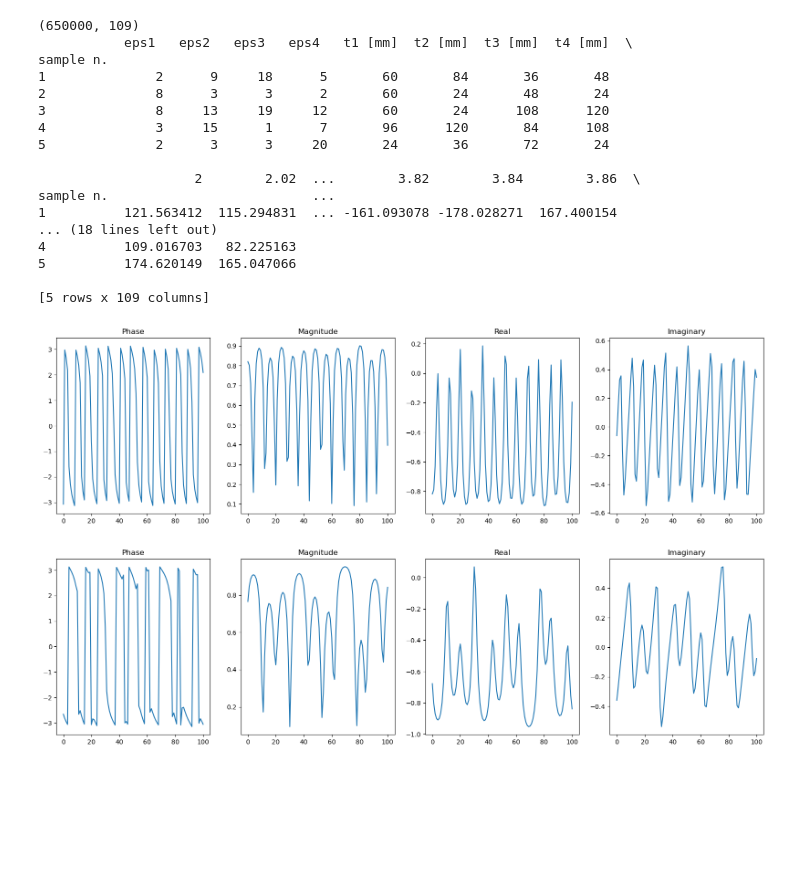
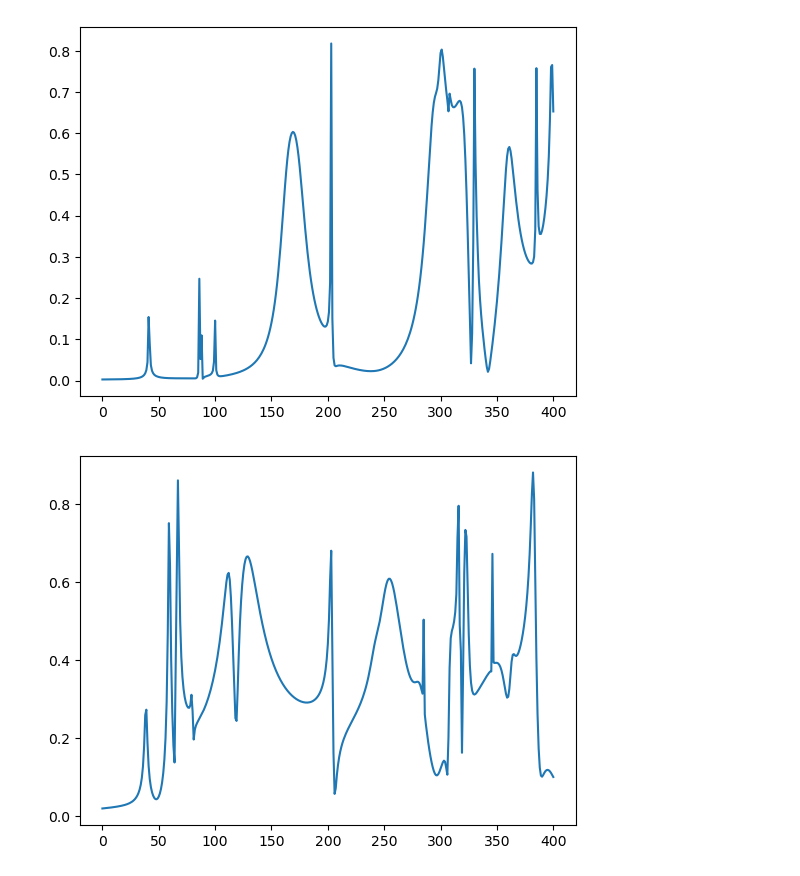
Before and after one commit to mkthabet/metamaterials_design, a Jupyter notebook: src/notebooks/eda_new_data.ipynb, the cells around one changed output. Drawn from its saved outputs; the diff is of its cells as text; code cells hidden in the pictures; blank space fills up the shorter version.

Commit message:
changed back to just magnitude. New actual data.

```diff
--- a/src/notebooks/eda_new_data.ipynb
+++ b/src/notebooks/eda_new_data.ipynb
@@ -10,15 +10,8 @@ import wandb
 from pathlib import Path
 # %%
 
-csv_path = r"C:\Users\mktha\Documents\projects\metamaterials_design\data\extended300000mag.csv"
-
-df_mag_1 = pd.read_csv(csv_path, header=0, index_col=0)
-
-csv_path = r"C:\Users\mktha\Documents\projects\metamaterials_design\data\extended350000mag.csv"
-
-df_mag_2 = pd.read_csv(csv_path, header=0, index_col=0)
-
-df_mag = pd.concat([df_mag_1, df_mag_2], axis=0)
+csv_path = r"C:\Users\mktha\Documents\projects\felix\data\S12Dataset3(mag).csv"
+df_mag = pd.read_csv(csv_path)
 
 # print the shape
 print(df_mag.shape)
@@ -27,57 +38,16 @@ print(df_mag.head())
-# %%
-
-csv_path = r"C:\Users\mktha\Documents\projects\metamaterials_design\data\extended300000ph.csv"
-
-df_phase_1 = pd.read_csv(csv_path, header=0, index_col=0)
-
-csv_path = r"C:\Users\mktha\Documents\projects\metamaterials_design\data\extended350000ph.csv"
-
-df_phase_2 = pd.read_csv(csv_path, header=0, index_col=0)
-
-df_phase = pd.concat([df_phase_1, df_phase_2], axis=0)
-
-# print the shape
-print(df_phase.shape)
-
-print(df_phase.head())
-# %% [output]
-(650000, 109)
-           eps1   eps2   eps3   eps4   t1 [mm]  t2 [mm]  t3 [mm]  t4 [mm]  \
-sample n.
-1              2      9     18      5       60       84       36       48
-2              8      3      3      2       60       24       48       24
-3              8     13     19     12       60       24      108      120
-4              3     15      1      7       96      120       84      108
-5              2      3      3     20       24       36       72       24
-
-                    2        2.02  ...        3.82        3.84        3.86  \
-sample n.                          ...
-1          121.563412  115.294831  ... -161.093078 -178.028271  167.400154
-... (18 lines left out)
-4          109.016703   82.225163
-5          174.620149  165.047066
-
-[5 rows x 109 columns]
 # %%
 indices = np.random.randint(0, len(df_mag), size=3)
 for i in indices:
     mag = df_mag.iloc[i][8:].to_numpy()
-    phase = df_phase.iloc[i][8:].to_numpy()
+    # phase = df_phase.iloc[i][8:].to_numpy()
     # convert phase to radians
-    phase = np.deg2rad(phase)
-    real = mag * np.cos(phase)
-    imag = mag * np.sin(phase)
-    # plot phase, mag, real, imag separately side by side
-    fig, axs = plt.subplots(1, 4, figsize=(20, 5))
-    axs[0].plot(phase)
-    axs[0].set_title('Phase')
-    axs[1].plot(mag)
-    axs[1].set_title('Magnitude')
-    axs[2].plot(real)
-    axs[2].set_title('Real')
-    axs[3].plot(imag)
-    axs[3].set_title('Imaginary')
+    # phase = np.deg2rad(phase)
+    # real = mag * np.cos(phase)
+    # imag = mag * np.sin(phase)
+    # plot mag
+    plt.plot(mag)
+
     plt.show()
 # %% [output]
-[figure, old version]
+[figure, new version]
-[figure, old version]
+[figure, new version]
```
Also changed, not shown: parts of 2 cells of this notebook, 2 other files.
